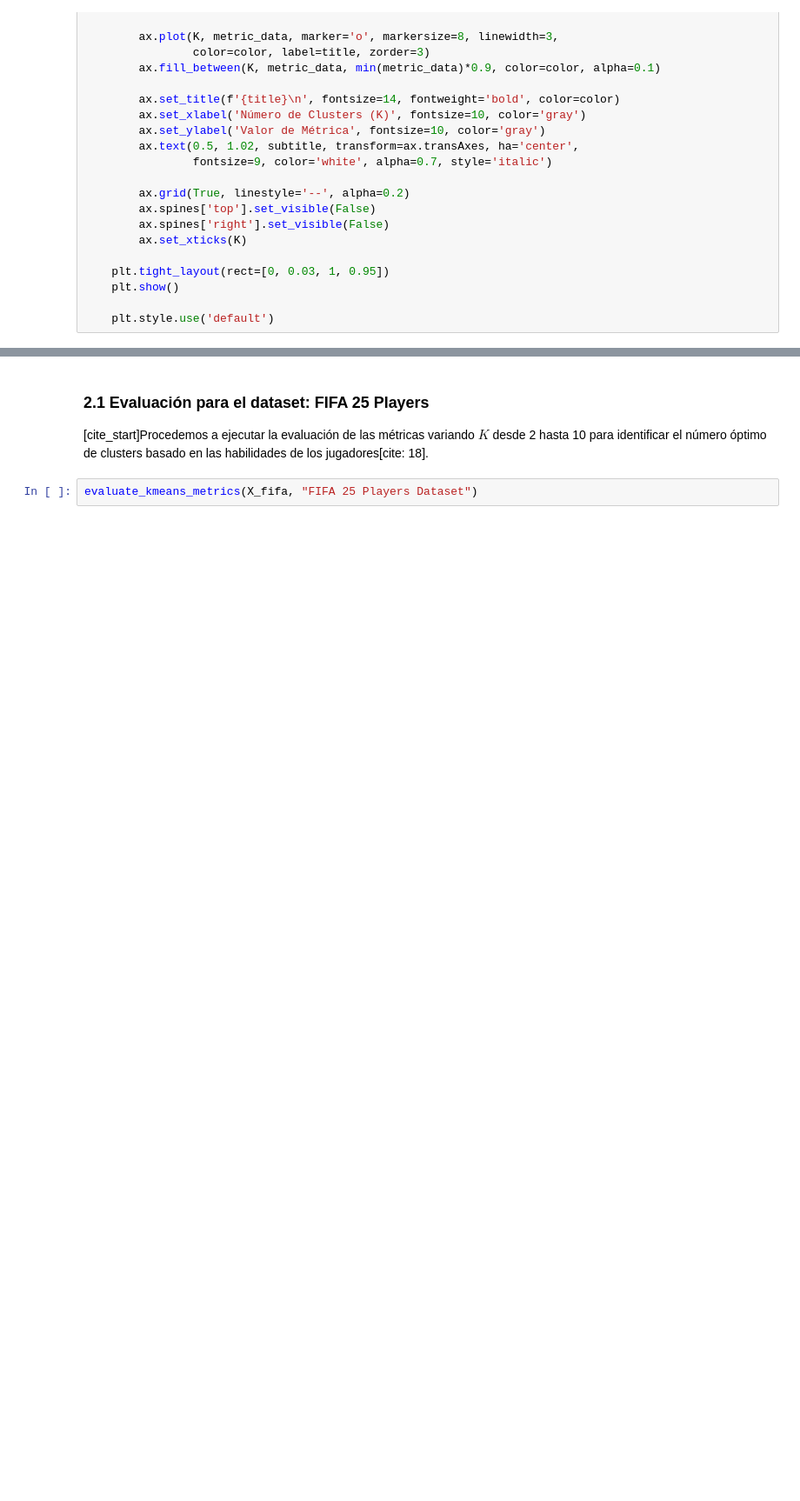
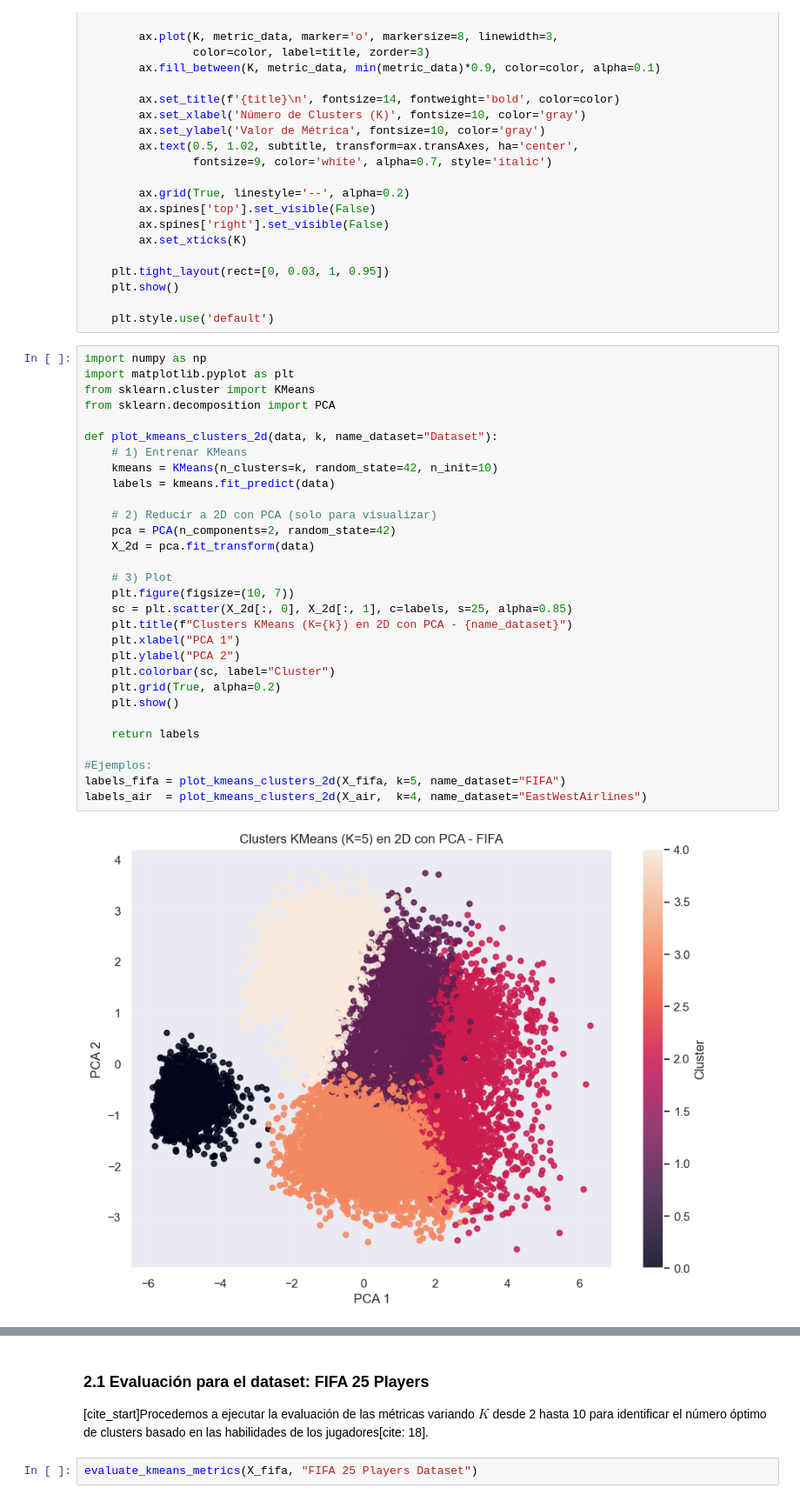
Before and after one commit to OFFICIAL-SBC/ML-K_Means-GMM, a Jupyter notebook: K-MEANS/k-means.ipynb, the cells around one changed output, grey strips where cells are left out. Shown at 87% size. Saved outputs shown, nothing was run; the diff lists cells and outputs as text; blank space fills up the shorter version.

```diff
--- a/K-MEANS/k-means.ipynb
+++ b/K-MEANS/k-means.ipynb
@@ -89,3 +96,35 @@ def evaluate_kmeans_metrics(data, name_dataset, k_range=range(2, 11)):
     plt.show()
 
     plt.style.use('default')
+# %%
+import numpy as np
+import matplotlib.pyplot as plt
+from sklearn.cluster import KMeans
+from sklearn.decomposition import PCA
+
+def plot_kmeans_clusters_2d(data, k, name_dataset="Dataset"):
+    # 1) Entrenar KMeans
+    kmeans = KMeans(n_clusters=k, random_state=42, n_init=10)
+    labels = kmeans.fit_predict(data)
+
+    # 2) Reducir a 2D con PCA (solo para visualizar)
+    pca = PCA(n_components=2, random_state=42)
+    X_2d = pca.fit_transform(data)
+
+    # 3) Plot
+    plt.figure(figsize=(10, 7))
+    sc = plt.scatter(X_2d[:, 0], X_2d[:, 1], c=labels, s=25, alpha=0.85)
+    plt.title(f"Clusters KMeans (K={k}) en 2D con PCA - {name_dataset}")
+    plt.xlabel("PCA 1")
+    plt.ylabel("PCA 2")
+    plt.colorbar(sc, label="Cluster")
+    plt.grid(True, alpha=0.2)
+    plt.show()
+
+    return labels
+
+#Ejemplos:
+labels_fifa = plot_kmeans_clusters_2d(X_fifa, k=5, name_dataset="FIFA")
+labels_air  = plot_kmeans_clusters_2d(X_air,  k=4, name_dataset="EastWestAirlines")
+# %% [output]
+[figure, added]
```
Also changed, not shown: parts of 4 cells of this notebook.
